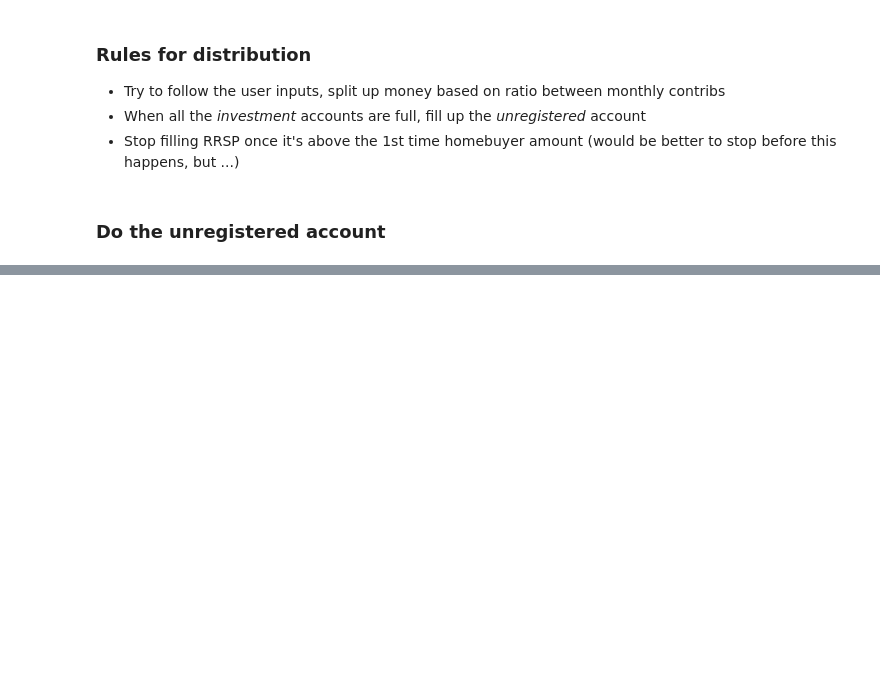
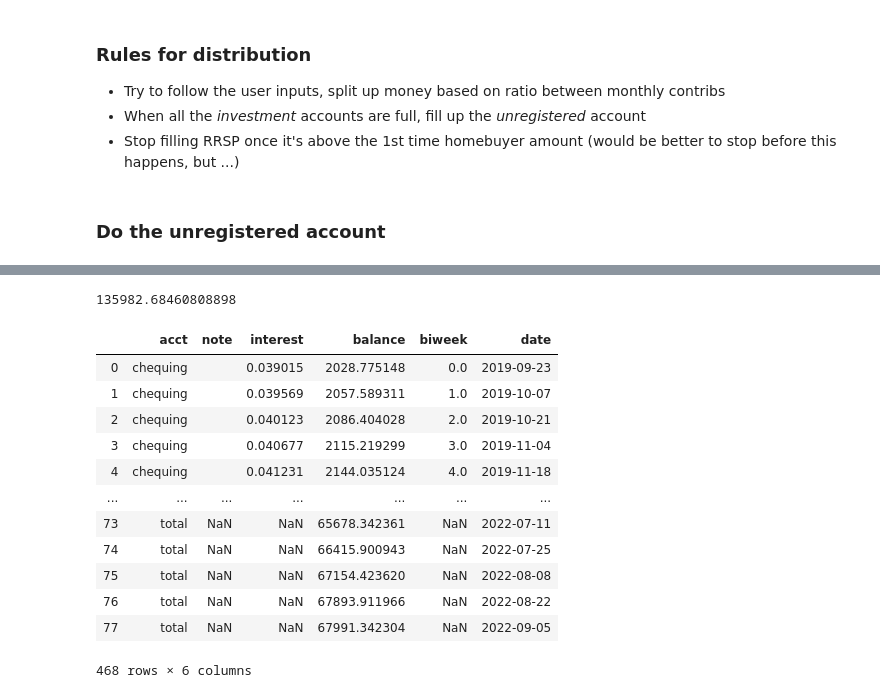
Before and after one commit to lucasdurand/savings, a Jupyter notebook: dynamic.ipynb, the cells around one changed output, grey strips where cells are left out. Saved outputs shown, nothing was run; the diff lists cells and outputs as text; code cells hidden in the pictures; blank space fills up the shorter version.

```diff
--- a/dynamic.ipynb
+++ b/dynamic.ipynb
@@ -157,0 +159,20 @@ px.line(cfs, x="date", y="balance", color="acct", title = "Your Savings At Work!
+# %%
+cfs[cfs.date == cfs.date.max()].balance.sum()
+# %% [output]
+135982.68460808898
+# %%
+cfs
+# %% [output]
+|  | acct | note | interest | balance | biweek | date |
+| 0 | chequing |  | 0.039015 | 2028.775148 | 0.0 | 2019-09-23 |
+| 1 | chequing |  | 0.039569 | 2057.589311 | 1.0 | 2019-10-07 |
+| 2 | chequing |  | 0.040123 | 2086.404028 | 2.0 | 2019-10-21 |
+| 3 | chequing |  | 0.040677 | 2115.219299 | 3.0 | 2019-11-04 |
+| 4 | chequing |  | 0.041231 | 2144.035124 | 4.0 | 2019-11-18 |
+| ... | ... | ... | ... | ... | ... | ... |
+| 73 | total | NaN | NaN | 65678.342361 | NaN | 2022-07-11 |
+| 74 | total | NaN | NaN | 66415.900943 | NaN | 2022-07-25 |
+| 75 | total | NaN | NaN | 67154.423620 | NaN | 2022-08-08 |
+| 76 | total | NaN | NaN | 67893.911966 | NaN | 2022-08-22 |
+| 77 | total | NaN | NaN | 67991.342304 | NaN | 2022-09-05 |
+468 rows × 6 columns
```
Also changed, not shown: parts of 1 cell of this notebook, 2 other files.
